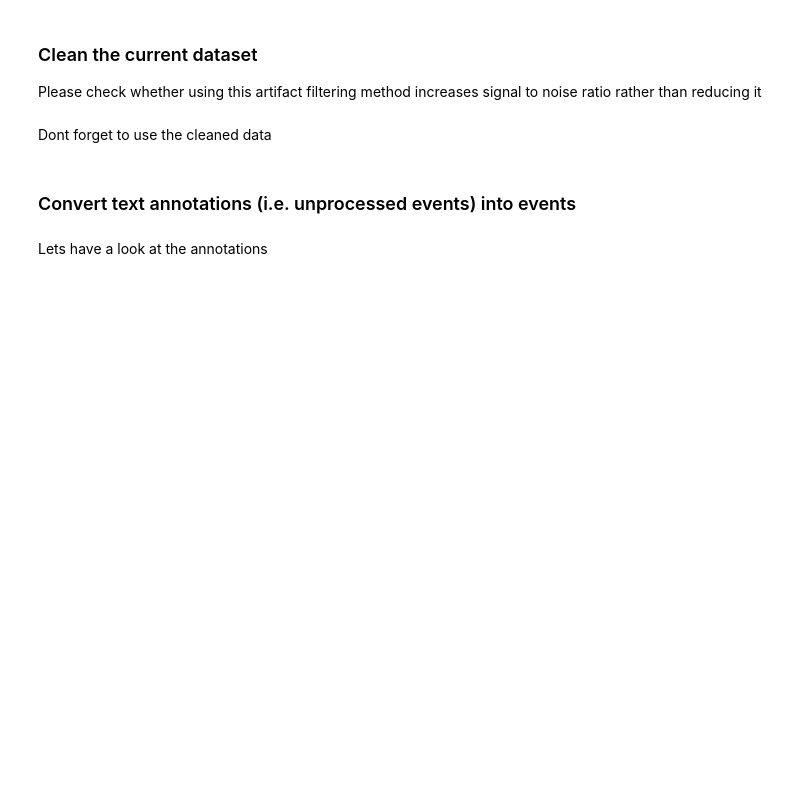
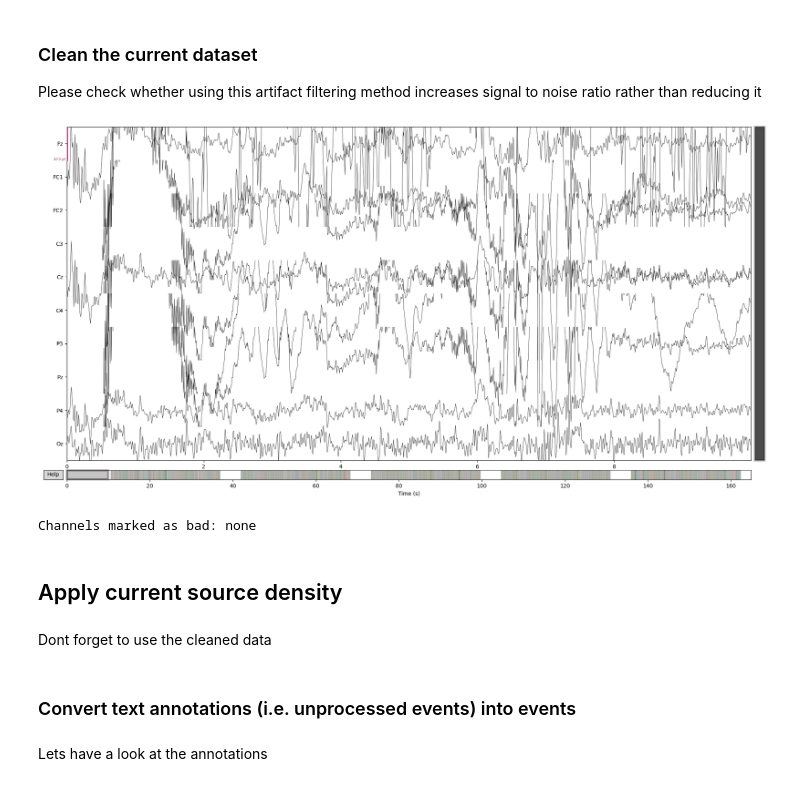
Before and after one commit to lokinou/p3k_offline_analysis, a Jupyter notebook: p300mne.ipynb, the cells around one changed output. Drawn from its saved outputs; the diff is of its cells as text; code cells hidden in the pictures; blank space fills up the shorter version.

```diff
--- a/p300mne.ipynb
+++ b/p300mne.ipynb
@@ -265,3 +348,10 @@ if apply_ASR:
         plt.suptitle('Before/after ASR')
         plt.show()
     raw.data_ = clean
+# %%
+raw.plot()
+# %% [output]
+[figure, added]
+Channels marked as bad: none
+# %% [markdown]
+## Apply current source density
```
Also changed, not shown: parts of 61 cells of this notebook, 2 other files.
